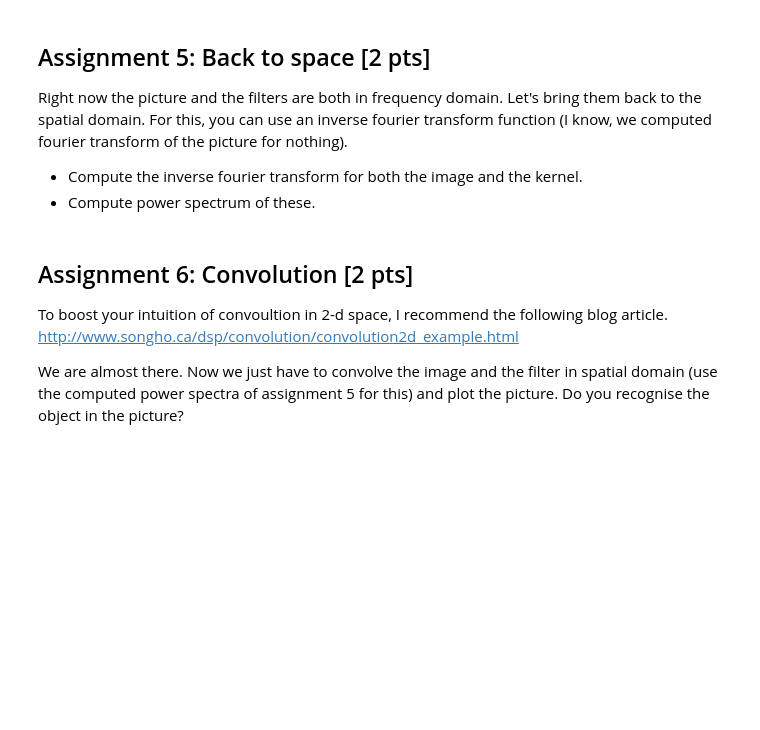
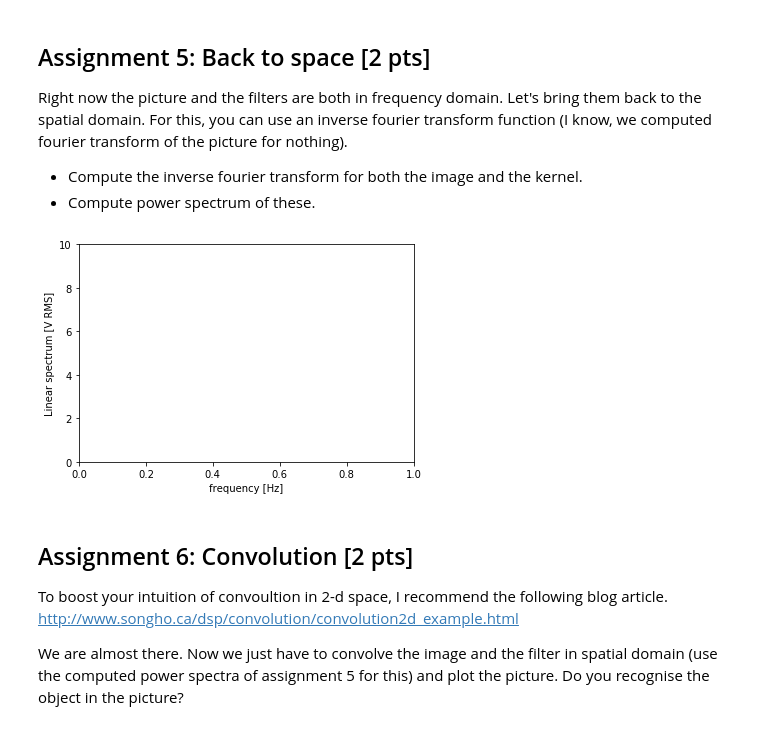
Before and after one commit to NBP-ACC/week-9-acc_8, a Jupyter notebook: sheet07.ipynb, the cells around one changed output. Saved outputs shown, nothing was run; the diff lists cells and outputs as text; code cells hidden in the pictures; blank space fills up the shorter version.

```diff
--- a/sheet07.ipynb
+++ b/sheet07.ipynb
@@ -177,3 +196,20 @@ Right now the picture and the filters are both in frequency domain. Let's bring
+# %%
+# TODO
+# compute inverse Fourier Transform for the picture
+inverse_FFT = np.fft.ifft2(data)
+# compute power spectrum
+f, Pxx_spec = signal.periodogram(inverse_FFT, scaling='spectrum', return_onesided=False)
+plt.figure()
+#plt.semilogy(f, np.sqrt(Pxx_spec))
+plt.ylim([1e-4, 1e1])
+plt.xlabel('frequency [Hz]')
+plt.ylabel('Linear spectrum [V RMS]')
+plt.show(all)
+
+# compute inverse Fourier Transform for the kernel
+inverse_FFT_kernel = np.fft.ifft2(filtered_img)
+# %% [output]
+[figure, added]
 # %% [markdown]
 ## Assignment 6: Convolution [2 pts]
 
```
Also changed, not shown: parts of 7 cells of this notebook.
